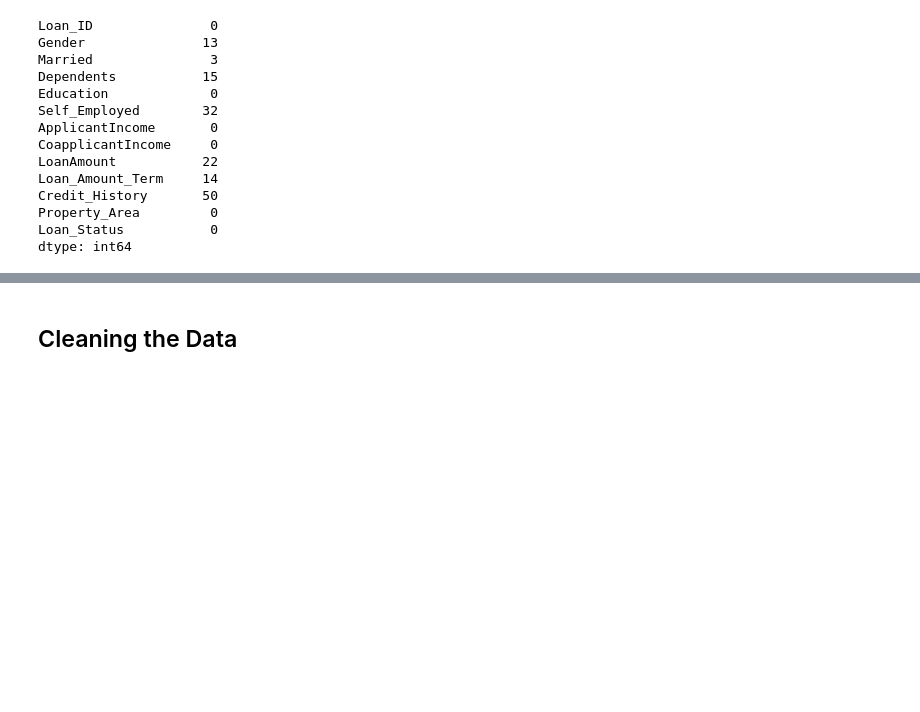
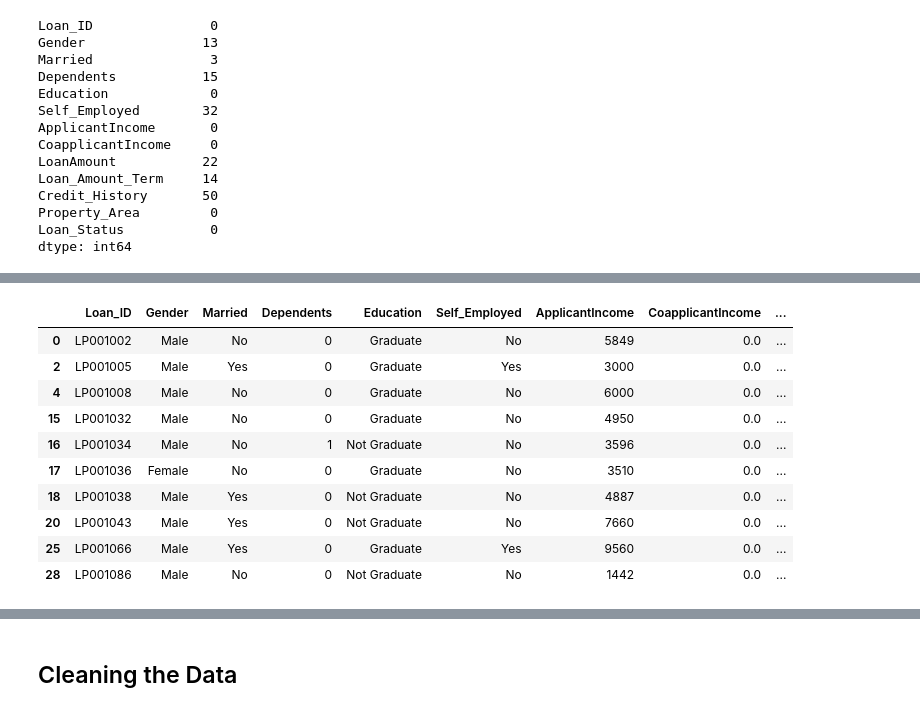
Before and after one commit to TerraJRiley/Loan_Prediction, a Jupyter notebook: Loan_Predictor.ipynb, the cells around one changed output, grey strips where cells are left out. Saved outputs shown, nothing was run; the diff lists cells and outputs as text; code cells hidden in the pictures; blank space fills up the shorter version.

```diff
--- a/Loan_Predictor.ipynb
+++ b/Loan_Predictor.ipynb
@@ -120,0 +57,16 @@ train_df[mask]
+# %%
+
+mask = raw_train_df['CoapplicantIncome'] == 0
+raw_train_df[mask].head(10)
+# %% [output]
+|  | Loan_ID | Gender | Married | Dependents | Education | Self_Employed | ApplicantIncome | CoapplicantIncome | ... |
+| 0 | LP001002 | Male | No | 0 | Graduate | No | 5849 | 0.0 | ... |
+| 2 | LP001005 | Male | Yes | 0 | Graduate | Yes | 3000 | 0.0 | ... |
+| 4 | LP001008 | Male | No | 0 | Graduate | No | 6000 | 0.0 | ... |
+| 15 | LP001032 | Male | No | 0 | Graduate | No | 4950 | 0.0 | ... |
+| 16 | LP001034 | Male | No | 1 | Not Graduate | No | 3596 | 0.0 | ... |
+| 17 | LP001036 | Female | No | 0 | Graduate | No | 3510 | 0.0 | ... |
+| 18 | LP001038 | Male | Yes | 0 | Not Graduate | No | 4887 | 0.0 | ... |
+| 20 | LP001043 | Male | Yes | 0 | Not Graduate | No | 7660 | 0.0 | ... |
+| 25 | LP001066 | Male | Yes | 0 | Graduate | Yes | 9560 | 0.0 | ... |
+| 28 | LP001086 | Male | No | 0 | Not Graduate | No | 1442 | 0.0 | ... |
```
Also changed, not shown: parts of 73 cells of this notebook, 1 other file.
